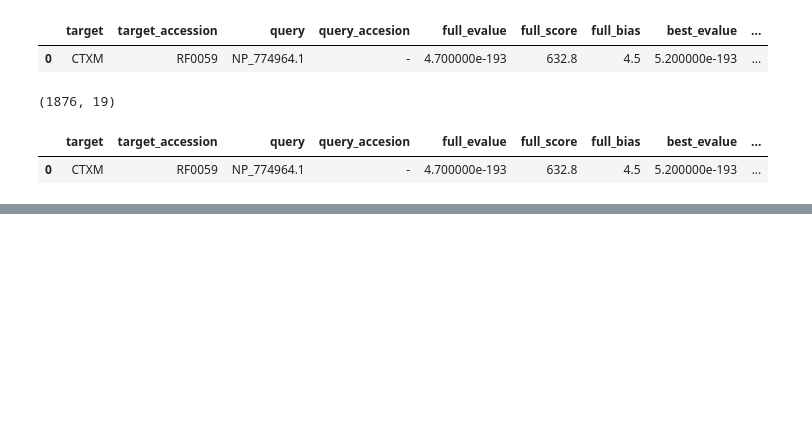
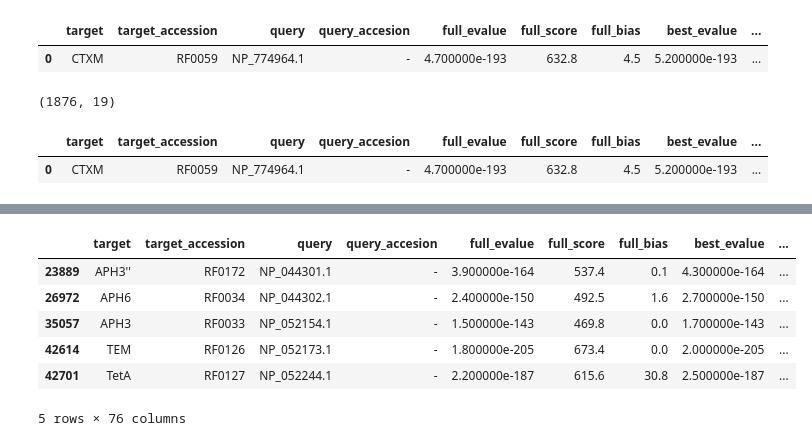
Before and after one commit to BeckResearchLab/plasmid_search, a Jupyter notebook: Plasmid.ipynb, the cells around one changed output, grey strips where cells are left out. Cells and saved outputs as stored; diff of their text form; code cells hidden in the pictures; blank space fills up the shorter version.

```diff
--- a/Plasmid.ipynb
+++ b/Plasmid.ipynb
@@ -82,0 +119,2 @@ df_min_evalue.loc[df_min_evalue["query"] == 'NP_774964.1']
+# %%
+temp = df_min_organism_lineages[df_min_organism_lineages['subspecies'].isnull() & df_min_organism_lineages['no rank2'].isnull() & df_min_organism_lineages['no rank1'].isnull()]
@@ -82,0 +125,10 @@ df_min_evalue.loc[df_min_evalue["query"] == 'NP_774964.1']
+# %%
+temp.head()
+# %% [output]
+|  | target | target_accession | query | query_accesion | full_evalue | full_score | full_bias | best_evalue | ... |
+| 23889 | APH3'' | RF0172 | NP_044301.1 | - | 3.900000e-164 | 537.4 | 0.1 | 4.300000e-164 | ... |
+| 26972 | APH6 | RF0034 | NP_044302.1 | - | 2.400000e-150 | 492.5 | 1.6 | 2.700000e-150 | ... |
+| 35057 | APH3 | RF0033 | NP_052154.1 | - | 1.500000e-143 | 469.8 | 0.0 | 1.700000e-143 | ... |
+| 42614 | TEM | RF0126 | NP_052173.1 | - | 1.800000e-205 | 673.4 | 0.0 | 2.000000e-205 | ... |
+| 42701 | TetA | RF0127 | NP_052244.1 | - | 2.200000e-187 | 615.6 | 30.8 | 2.500000e-187 | ... |
+5 rows × 76 columns
```
Also changed, not shown: parts of 11 cells of this notebook.
